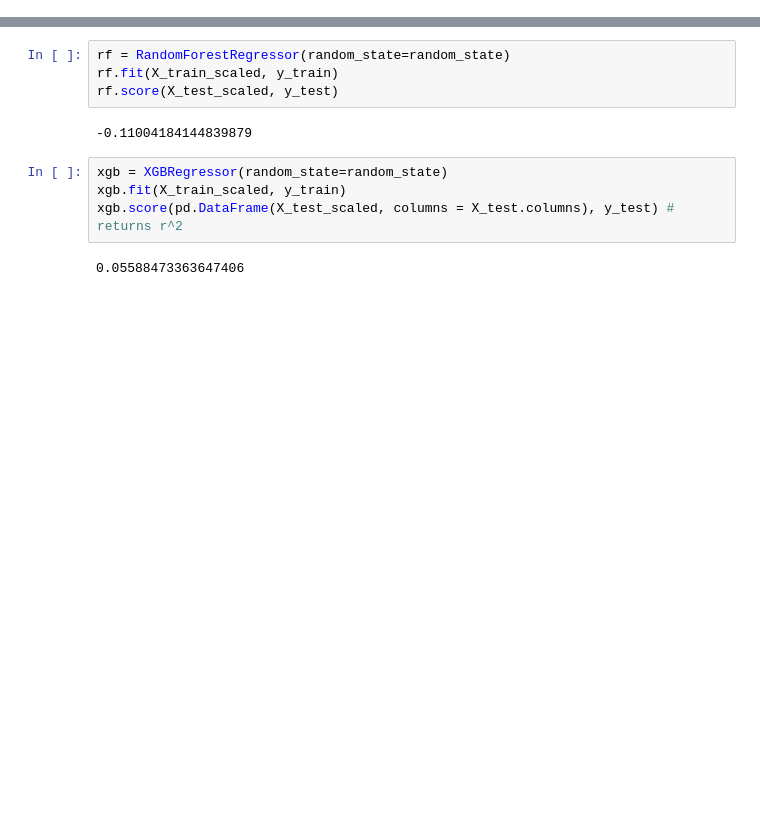
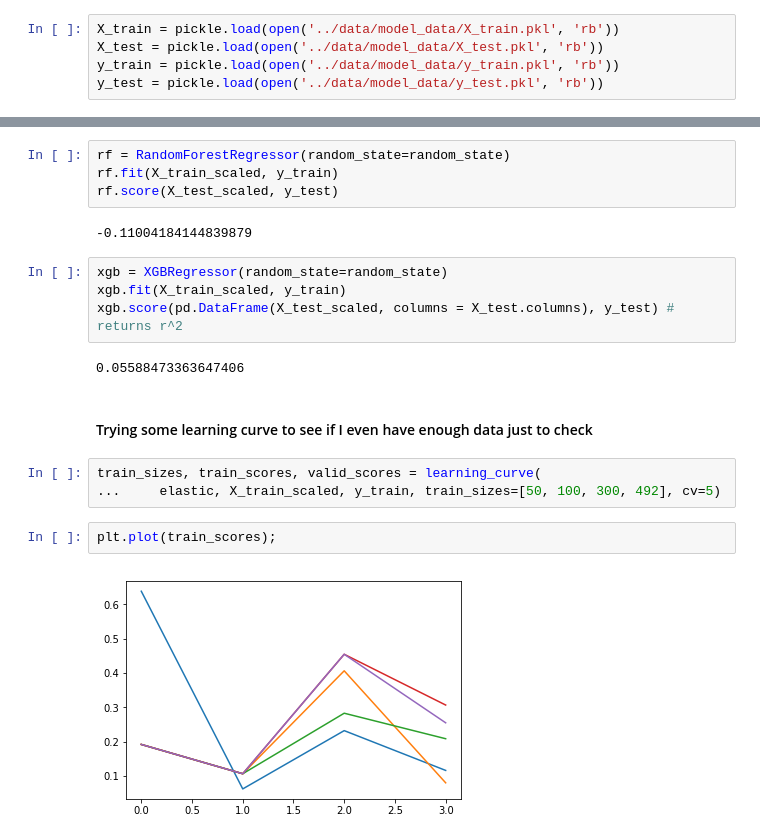
Before and after one commit to cjenniferwong/song_evaluation, a Jupyter notebook: analysis/analysis and some modeling.ipynb, the cells around one changed output, grey strips where cells are left out. Cells and saved outputs as stored; diff of their text form; blank space fills up the shorter version.

````diff
--- a/analysis/analysis and some modeling.ipynb
+++ b/analysis/analysis and some modeling.ipynb
@@ -127,6 +130,11 @@ pickle.dump(X_test, open('../data/model_data/X_test.pkl', 'wb'))
 pickle.dump(y_train, open('../data/model_data/y_train.pkl', 'wb'))
 pickle.dump(y_test, open('../data/model_data/y_test.pkl', 'wb'))
 ```
+# %%
+X_train = pickle.load(open('../data/model_data/X_train.pkl', 'rb'))
+X_test = pickle.load(open('../data/model_data/X_test.pkl', 'rb'))
+y_train = pickle.load(open('../data/model_data/y_train.pkl', 'rb'))
+y_test = pickle.load(open('../data/model_data/y_test.pkl', 'rb'))
 # %%
 scaler = StandardScaler()
 X_train_scaled = scaler.fit_transform(X_train)
@@ -222,3 +230,12 @@ xgb.fit(X_train_scaled, y_train)
 xgb.score(pd.DataFrame(X_test_scaled, columns = X_test.columns), y_test) # returns r^2
 # %% [output]
 0.05588473363647406
+# %% [markdown]
+#### Trying some learning curve to see if I even have enough data just to check
+# %%
+train_sizes, train_scores, valid_scores = learning_curve(
+...     elastic, X_train_scaled, y_train, train_sizes=[50, 100, 300, 492], cv=5)
+# %%
+plt.plot(train_scores);
+# %% [output]
+[figure, added]
````
Also changed, not shown: parts of 8 cells of this notebook, 1 other file.
